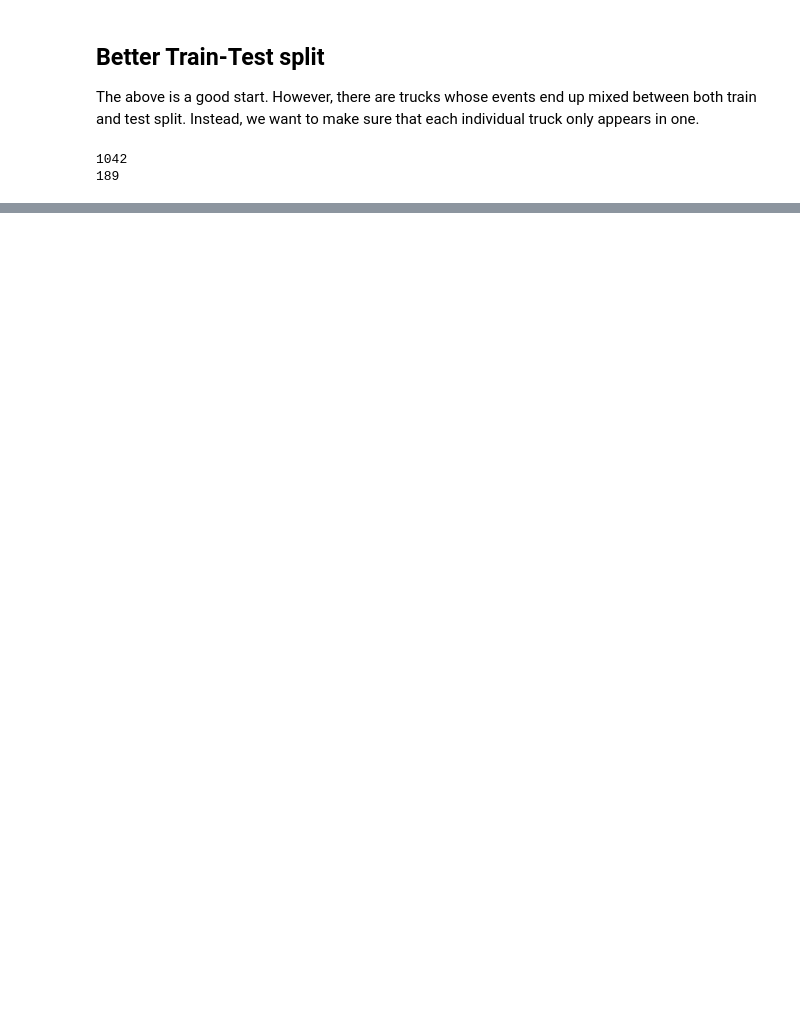
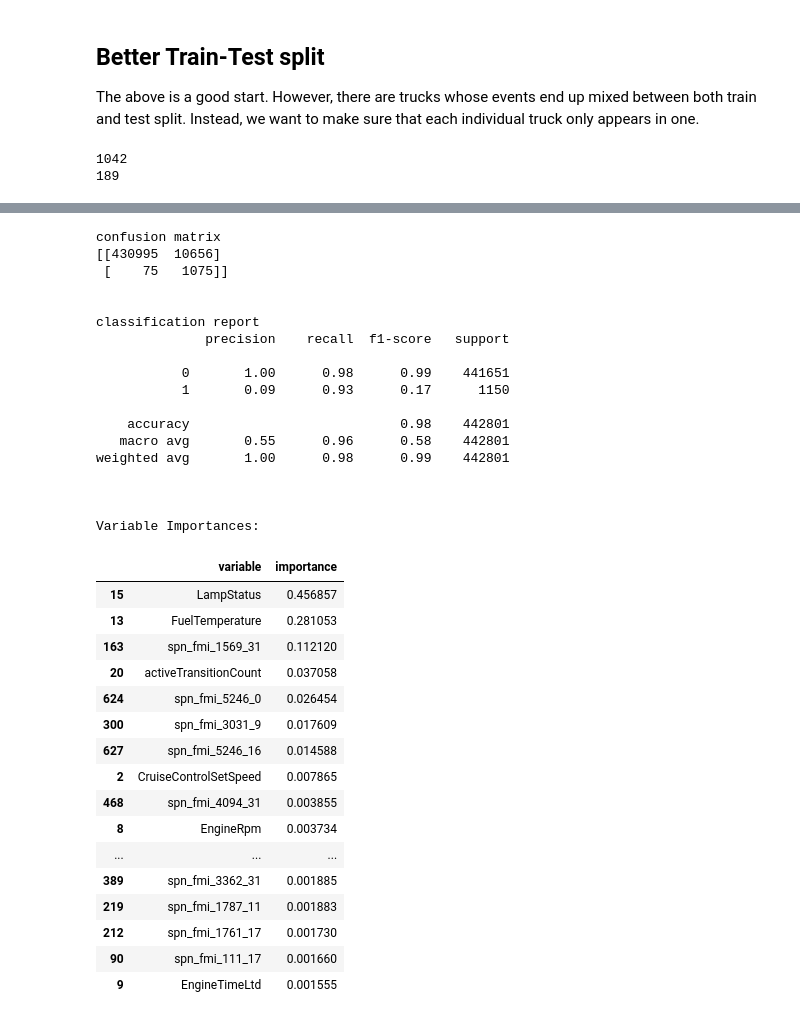
Before and after one commit to tomoumer/big_g_express-elden_ring, a Jupyter notebook: notebooks/ml_models.ipynb, the cells around one changed output, grey strips where cells are left out. Saved outputs shown, nothing was run; the diff lists cells and outputs as text; code cells hidden in the pictures; blank space fills up the shorter version.

```diff
--- a/notebooks/ml_models.ipynb
+++ b/notebooks/ml_models.ipynb
@@ -368,0 +410,7 @@ trucks_df
+# %%
+oversampler = SMOTE(k_neighbors=5, random_state=42)
+
+X_smote, y_smote = oversampler.fit_resample(X_train, y_train)
+# %%
+# this is going to re-fit from scratch, unless we set warm_start=True
+gbr.fit(X_smote, y_smote)
@@ -368,0 +439,59 @@ trucks_df
+# %%
+print('confusion matrix')
+print(confusion_matrix(y_train, gbr.predict(X_train)))
+print('\n')
+print('classification report')
+print(classification_report(y_train, gbr.predict(X_train)))
+print('\n')
+
+importances = pd.DataFrame({
+    'variable': gbr.feature_names_in_,
+    'importance': gbr['gb'].feature_importances_
+})
+
+print('Variable Importances:')
+display(importances.sort_values('importance', ascending = False).head(20))
+
+print('------ TEST')
+print('confusion matrix')
+print(confusion_matrix(y_test, gbr.predict(X_test)))
+print('classification report')
+print(classification_report(y_test, gbr.predict(X_test)))
+print('ROC AUC Score')
+print(roc_auc_score(y_true=y_test, y_score=gbr.predict_proba(X_test)[:,1]))
+# %% [output]
+confusion matrix
+[[430995  10656]
+ [    75   1075]]
+
+
+classification report
+              precision    recall  f1-score   support
+
+           0       1.00      0.98      0.99    441651
+           1       0.09      0.93      0.17      1150
+
+    accuracy                           0.98    442801
+   macro avg       0.55      0.96      0.58    442801
+weighted avg       1.00      0.98      0.99    442801
+
+
+
+Variable Importances:
+|  | variable | importance |
+| 15 | LampStatus | 0.456857 |
+| 13 | FuelTemperature | 0.281053 |
+| 163 | spn_fmi_1569_31 | 0.112120 |
+| 20 | activeTransitionCount | 0.037058 |
+| 624 | spn_fmi_5246_0 | 0.026454 |
+| 300 | spn_fmi_3031_9 | 0.017609 |
+| 627 | spn_fmi_5246_16 | 0.014588 |
+| 2 | CruiseControlSetSpeed | 0.007865 |
+| 468 | spn_fmi_4094_31 | 0.003855 |
+| 8 | EngineRpm | 0.003734 |
+| ... | ... | ... |
+| 389 | spn_fmi_3362_31 | 0.001885 |
+| 219 | spn_fmi_1787_11 | 0.001883 |
+| 212 | spn_fmi_1761_17 | 0.001730 |
+| 90 | spn_fmi_111_17 | 0.001660 |
+| 9 | EngineTimeLtd | 0.001555 |
```
Also changed, not shown: parts of 42 cells of this notebook, 1 other file.
